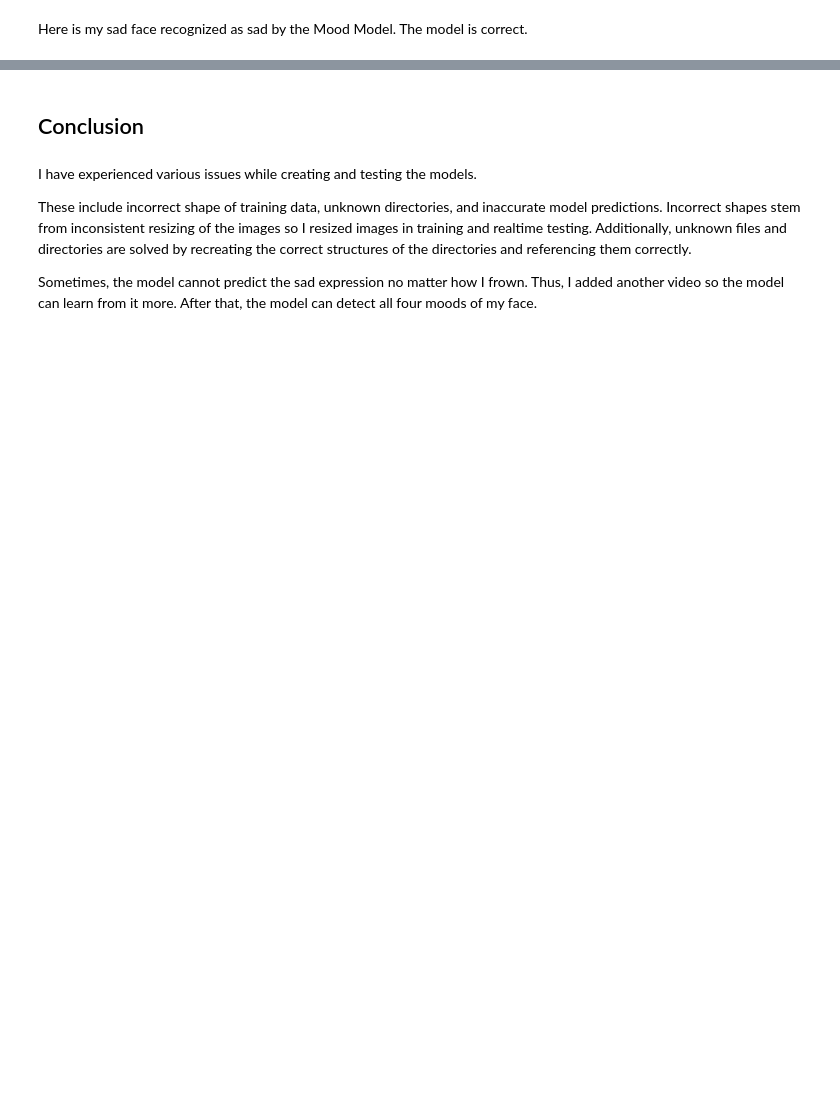
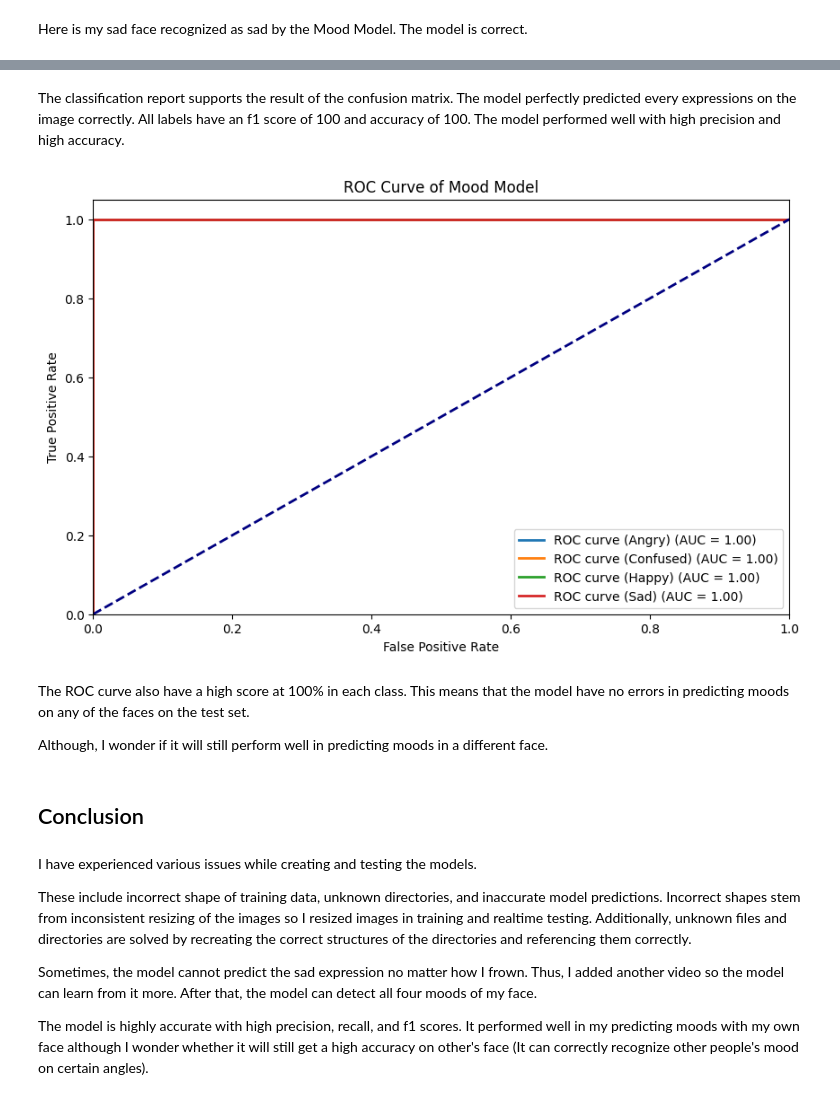
Before and after one commit to qkestacion07/Computer-Vision-Crash-Course-, a Jupyter notebook: MoodRecognition/moodrecog.ipynb, the cells around one changed output, grey strips where cells are left out. Cells and saved outputs as stored; diff of their text form; code cells hidden in the pictures; blank space fills up the shorter version.

```diff
--- a/MoodRecognition/moodrecog.ipynb
+++ b/MoodRecognition/moodrecog.ipynb
@@ -215,3 +329,13 @@ Here is my sad face recognized as sad by the Mood Model. The model is correct.
+# %% [markdown]
+The classification report supports the result of the confusion matrix. The model perfectly predicted every expressions on the image correctly. All labels have an f1 score of 100 and accuracy of 100. The model performed well with high precision and high accuracy.
+# %%
+plot_multiclass_roc(y_val, y_pred, moods,'Mood Model')
+# %% [output]
+[figure, added]
+# %% [markdown]
+The ROC curve also have a high score at 100% in each class. This means that the model have no errors in predicting moods on any of the faces on the test set.
+
+Although, I wonder if it will still perform well in predicting moods in a different face.
 # %% [markdown]
 ## Conclusion
 # %% [markdown]
@@ -220,3 +344,5 @@ I have experienced various issues while creating and testing the models.
 These include incorrect shape of training data, unknown directories, and inaccurate model predictions. Incorrect shapes stem from inconsistent resizing of the images so I resized images in training and realtime testing. Additionally, unknown files and directories are solved by recreating the correct structures of the directories and referencing them correctly.
 
 Sometimes, the model cannot predict the sad expression no matter how I frown. Thus, I added another video so the model can learn from it more. After that, the model can detect all four moods of my face.
+
+The model is highly accurate with high precision, recall, and f1 scores. It performed well in my predicting moods with my own face although I wonder whether it will still get a high accuracy on other's face (It can correctly recognize other people's mood on certain angles).
```
Also changed, not shown: parts of 18 cells of this notebook.
